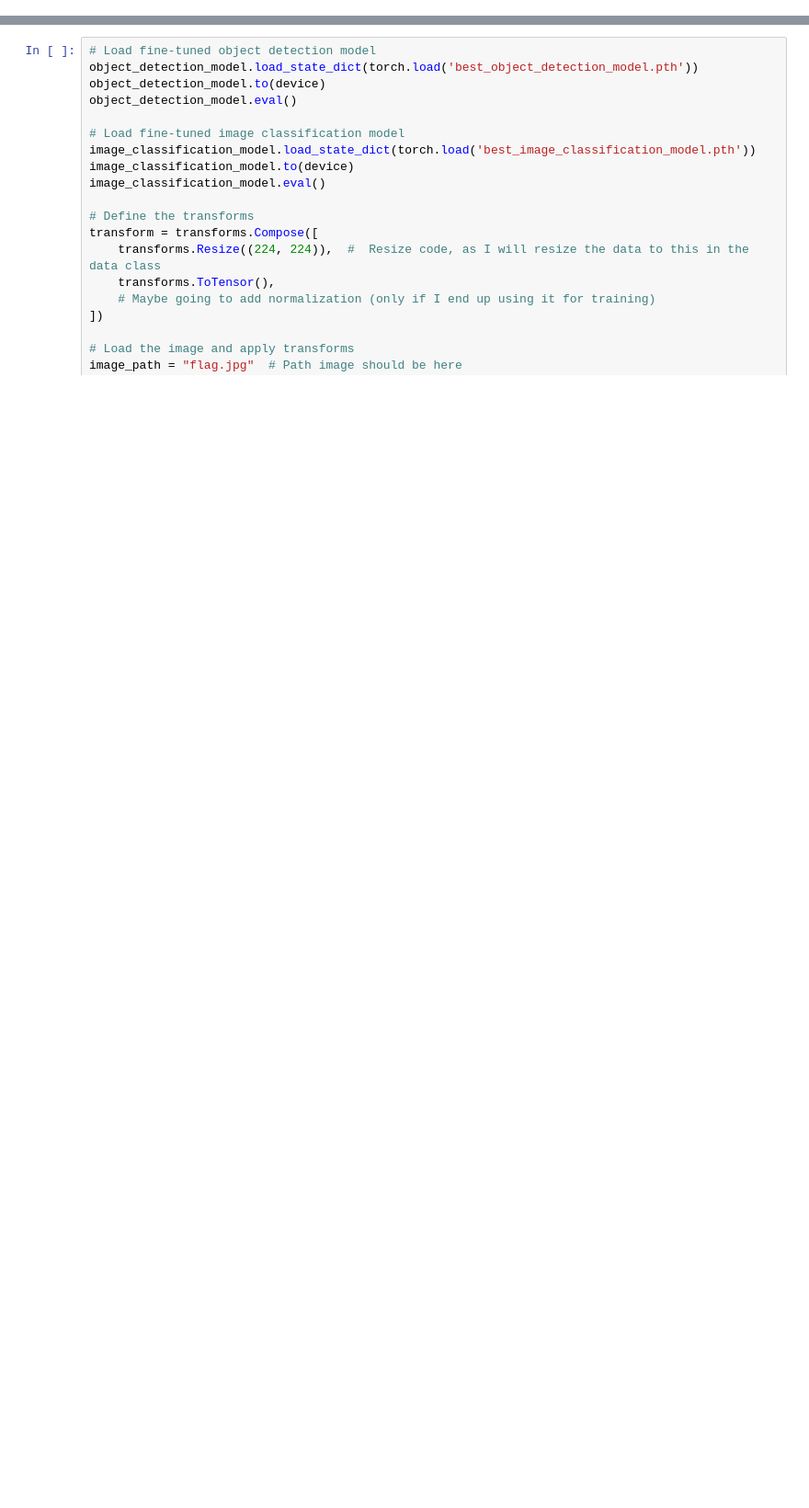
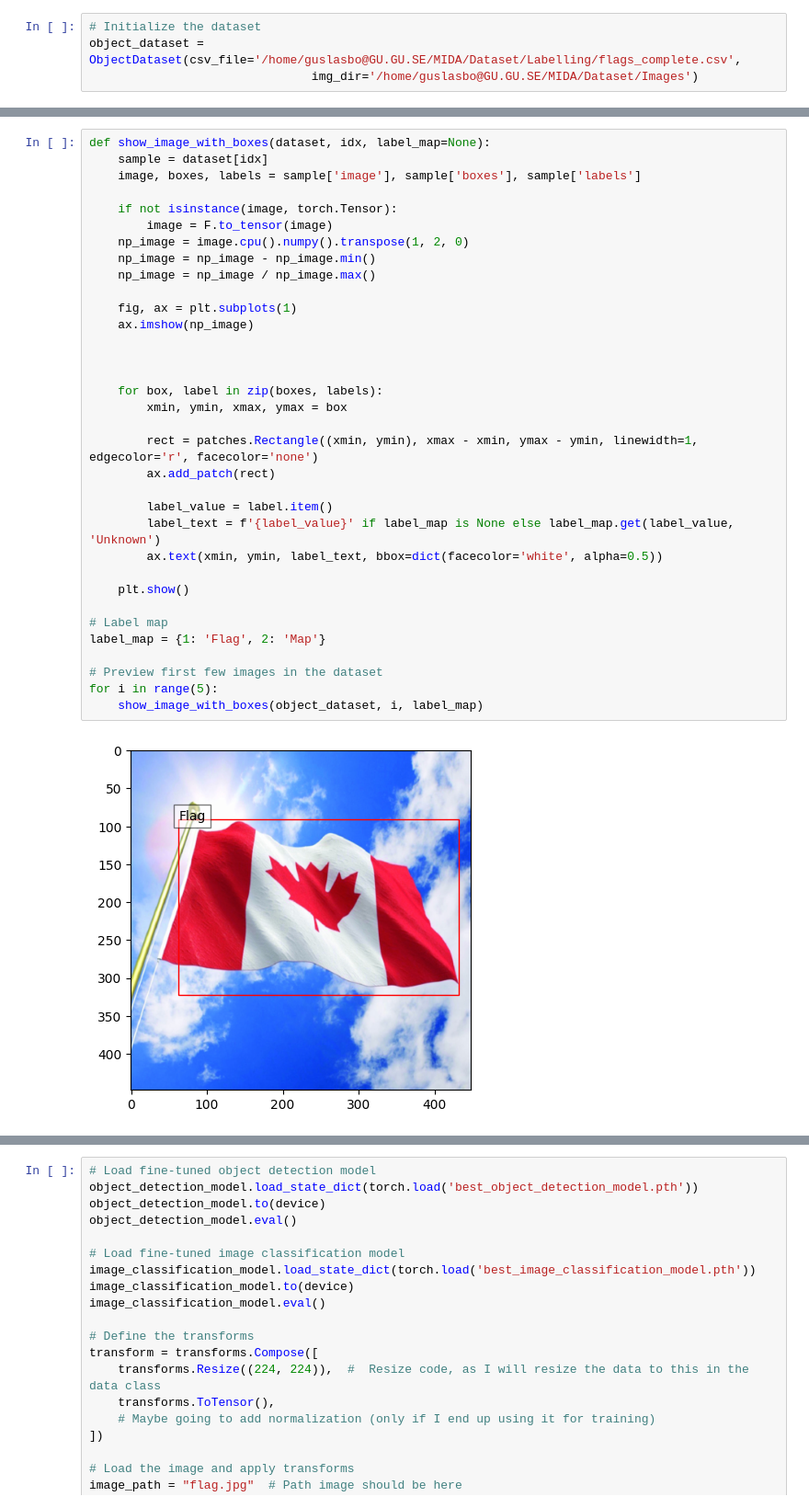
Before and after one commit to Devix71/Project_MIDA, a Jupyter notebook: Fine-Tuning_Models.ipynb, the cells around one changed output, grey strips where cells are left out. Shown at 92% size. Cells and saved outputs as stored; diff of their text form; blank space fills up the shorter version.

Commit message:
implemented fine-tuning for object detection

```diff
--- a/Fine-Tuning_Models.ipynb
+++ b/Fine-Tuning_Models.ipynb
@@ -12,0 +149,4 @@ from PIL import Image
+# %%
+# Initialize the dataset
+object_dataset = ObjectDataset(csv_file='/home/guslasbo@GU.GU.SE/MIDA/Dataset/Labelling/flags_complete.csv',
+                               img_dir='/home/guslasbo@GU.GU.SE/MIDA/Dataset/Images')
@@ -12,0 +170,36 @@ from PIL import Image
+# %%
+def show_image_with_boxes(dataset, idx, label_map=None):
+    sample = dataset[idx]
+    image, boxes, labels = sample['image'], sample['boxes'], sample['labels']
+
+    if not isinstance(image, torch.Tensor):
+        image = F.to_tensor(image)
+    np_image = image.cpu().numpy().transpose(1, 2, 0)
+    np_image = np_image - np_image.min()
+    np_image = np_image / np_image.max()
+
+    fig, ax = plt.subplots(1)
+    ax.imshow(np_image)
+
+
+
+    for box, label in zip(boxes, labels):
+        xmin, ymin, xmax, ymax = box
+
+        rect = patches.Rectangle((xmin, ymin), xmax - xmin, ymax - ymin, linewidth=1, edgecolor='r', facecolor='none')
+        ax.add_patch(rect)
+
+        label_value = label.item()
+        label_text = f'{label_value}' if label_map is None else label_map.get(label_value, 'Unknown')
+        ax.text(xmin, ymin, label_text, bbox=dict(facecolor='white', alpha=0.5))
+
+    plt.show()
+
+# Label map
+label_map = {1: 'Flag', 2: 'Map'}
+
+# Preview first few images in the dataset
+for i in range(5):
+    show_image_with_boxes(object_dataset, i, label_map)
+# %% [output]
+[figure, added]
```
Also changed, not shown: parts of 12 cells of this notebook, 3 other files.
